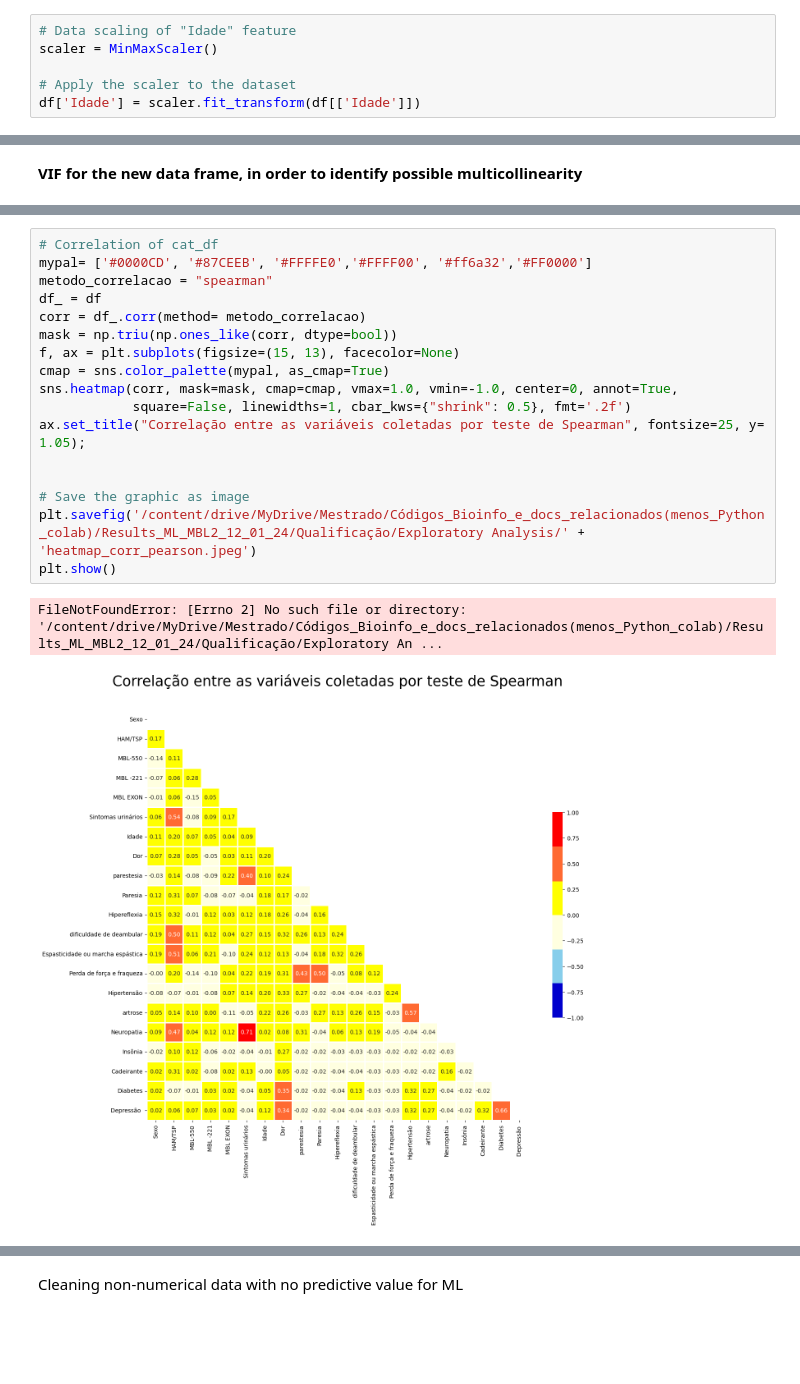
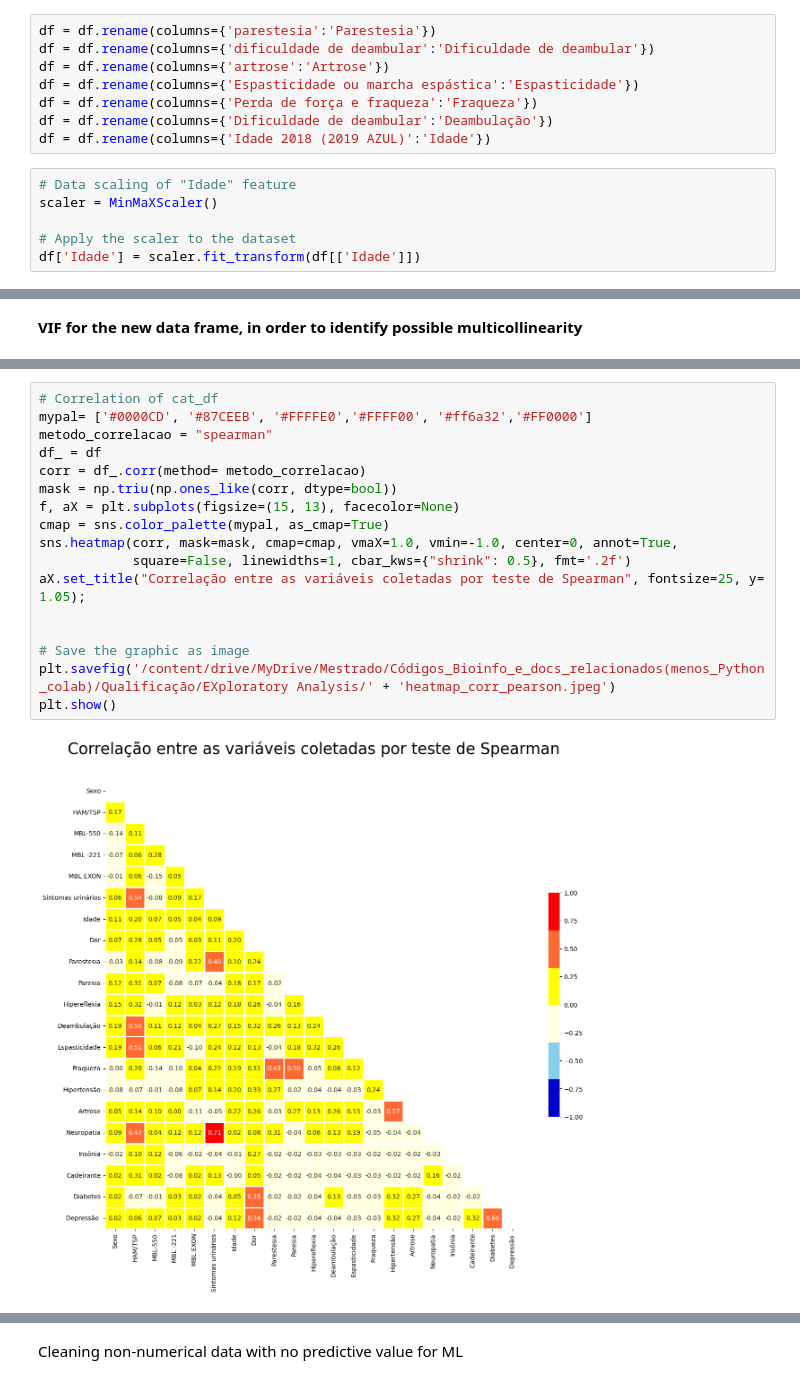
Before and after one commit to MatheusABomfim/Mest_MBL2_ML_HTLV, a Jupyter notebook: MEST_HTLV+MBL2+CLINICAL_PreProcessing_and_defaultML_Avaliation.ipynb, the cells around one changed output, grey strips where cells are left out. Saved outputs shown, nothing was run; the diff lists cells and outputs as text; blank space fills up the shorter version.

```diff
--- a/MEST_HTLV+MBL2+CLINICAL_PreProcessing_and_defaultML_Avaliation.ipynb
+++ b/MEST_HTLV+MBL2+CLINICAL_PreProcessing_and_defaultML_Avaliation.ipynb
@@ -299,6 +498,14 @@ print(df)
+# %%
+df = df.rename(columns={'parestesia':'Parestesia'})
+df = df.rename(columns={'dificuldade de deambular':'Dificuldade de deambular'})
+df = df.rename(columns={'artrose':'Artrose'})
+df = df.rename(columns={'Espasticidade ou marcha espástica':'Espasticidade'})
+df = df.rename(columns={'Perda de força e fraqueza':'Fraqueza'})
+df = df.rename(columns={'Dificuldade de deambular':'Deambulação'})
+df = df.rename(columns={'Idade 2018 (2019 AZUL)':'Idade'})
 # %%
 # Data scaling of "Idade" feature
-scaler = MinMaxScaler()
+scaler = MinMaXScaler()
 
 # Apply the scaler to the dataset
 df['Idade'] = scaler.fit_transform(df[['Idade']])
@@ -349,23 +549,22 @@ vif_df.to_excel(caminho_arquivo, index=False, engine='openpyxl')
 # %%
 # Correlation of cat_df
 mypal= ['#0000CD', '#87CEEB', '#FFFFE0','#FFFF00', '#ff6a32','#FF0000']
 metodo_correlacao = "spearman"
 df_ = df
 corr = df_.corr(method= metodo_correlacao)
 mask = np.triu(np.ones_like(corr, dtype=bool))
-f, ax = plt.subplots(figsize=(15, 13), facecolor=None)
+f, aX = plt.subplots(figsize=(15, 13), facecolor=None)
 cmap = sns.color_palette(mypal, as_cmap=True)
-sns.heatmap(corr, mask=mask, cmap=cmap, vmax=1.0, vmin=-1.0, center=0, annot=True,
+sns.heatmap(corr, mask=mask, cmap=cmap, vmaX=1.0, vmin=-1.0, center=0, annot=True,
             square=False, linewidths=1, cbar_kws={"shrink": 0.5}, fmt='.2f')
-ax.set_title("Correlação entre as variáveis coletadas por teste de Spearman", fontsize=25, y= 1.05);
+aX.set_title("Correlação entre as variáveis coletadas por teste de Spearman", fontsize=25, y= 1.05);
 
 
 # Save the graphic as image
-plt.savefig('/content/drive/MyDrive/Mestrado/Códigos_Bioinfo_e_docs_relacionados(menos_Python_colab)/Results_ML_MBL2_12_01_24/Qualificação/Exploratory Analysis/' + 'heatmap_corr_pearson.jpeg')
+plt.savefig('/content/drive/MyDrive/Mestrado/Códigos_Bioinfo_e_docs_relacionados(menos_Python_colab)/Qualificação/EXploratory Analysis/' + 'heatmap_corr_pearson.jpeg')
 plt.show()
 # %% [output]
-FileNotFoundError: [Errno 2] No such file or directory: '/content/drive/MyDrive/Mestrado/Códigos_Bioinfo_e_docs_relacionados(menos_Python_colab)/Results_ML_MBL2_12_01_24/Qualificação/Exploratory An ...
-[figure, old version]
+[figure, new version]
 # %%
 # Data division
 # Binary categorical data
```
Also changed, not shown: parts of 32 cells of this notebook.
